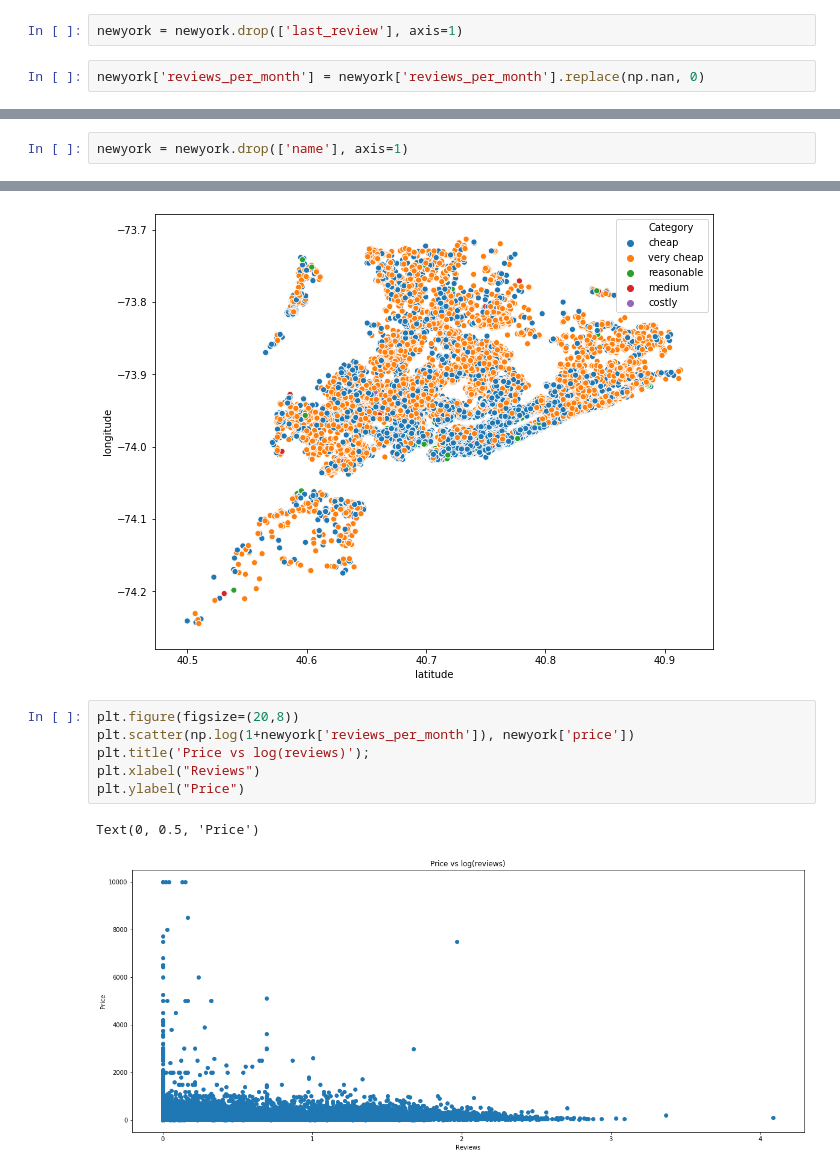
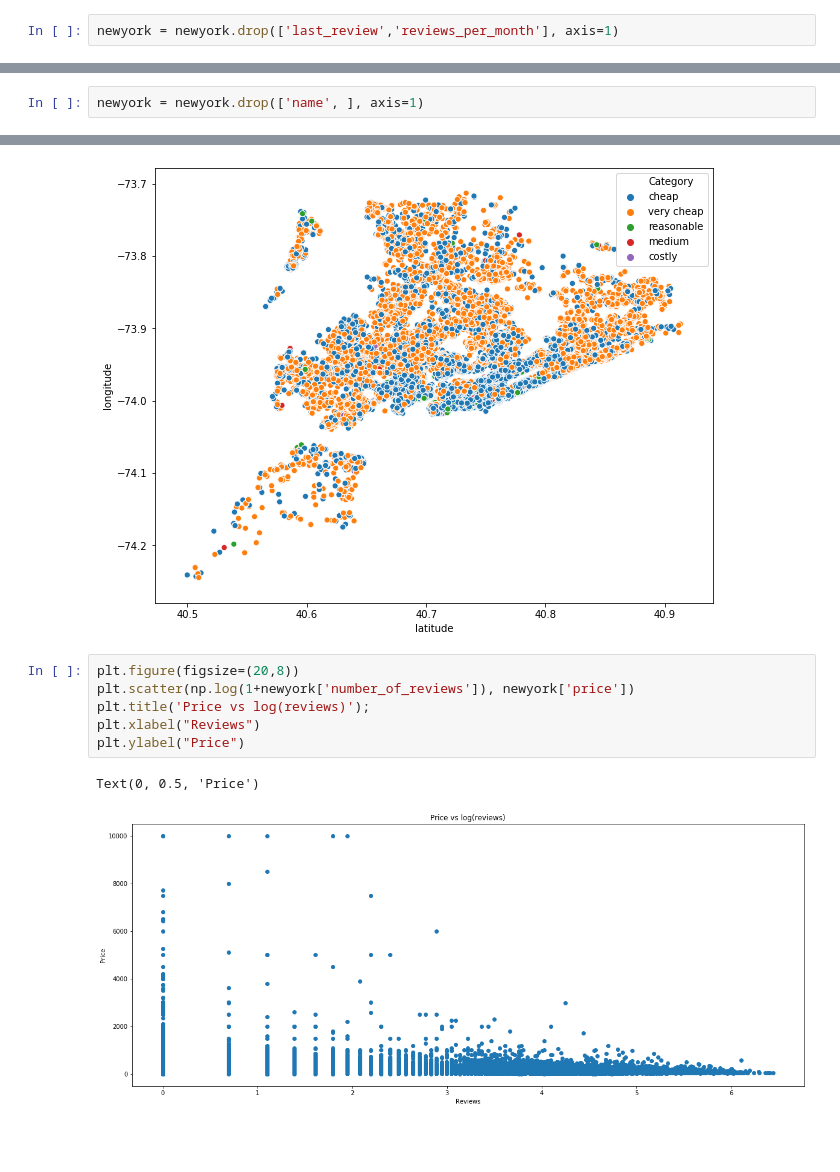
Before and after one commit to kasthurie/AirbnbSoen499, a Jupyter notebook: Linear_Regression.ipynb, the cells around one changed output, grey strips where cells are left out. Cells and saved outputs as stored; diff of their text form; blank space fills up the shorter version.

```diff
--- a/Linear_Regression.ipynb
+++ b/Linear_Regression.ipynb
@@ -38,9 +38,7 @@ calculated_host_listings_count        0
 availability_365                      0
 dtype: int64
 # %%
-newyork = newyork.drop(['last_review'], axis=1)
+newyork = newyork.drop(['last_review','reviews_per_month'], axis=1)
-# %%
-newyork['reviews_per_month'] = newyork['reviews_per_month'].replace(np.nan, 0)
 # %%
 newyork.head()
 # %% [output]
@@ -67,7 +64,7 @@ calculated_host_listings_count     0
 availability_365                   0
 dtype: int64
 # %%
-newyork = newyork.drop(['name'], axis=1)
+newyork = newyork.drop(['name', ], axis=1)
 # %%
 
 plt.figure(figsize=(20,6))
@@ -151,10 +148,10 @@ sb.scatterplot(newyork.latitude,newyork.longitude, hue='Category', data=newyork)
 [figure]
 # %%
 plt.figure(figsize=(20,8))
-plt.scatter(np.log(1+newyork['reviews_per_month']), newyork['price'])
+plt.scatter(np.log(1+newyork['number_of_reviews']), newyork['price'])
 plt.title('Price vs log(reviews)');
 plt.xlabel("Reviews")
 plt.ylabel("Price")
 # %% [output]
 Text(0, 0.5, 'Price')
-[figure, old version]
+[figure, new version]
```
Also changed, not shown: parts of 5 cells of this notebook.
